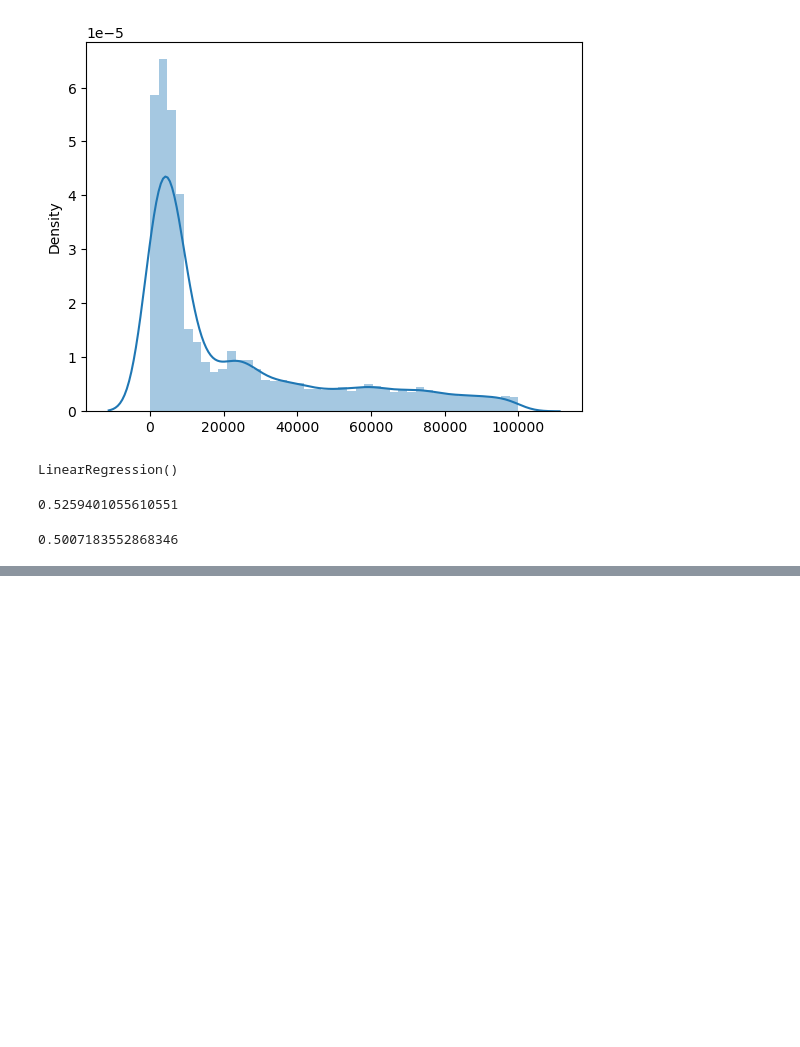
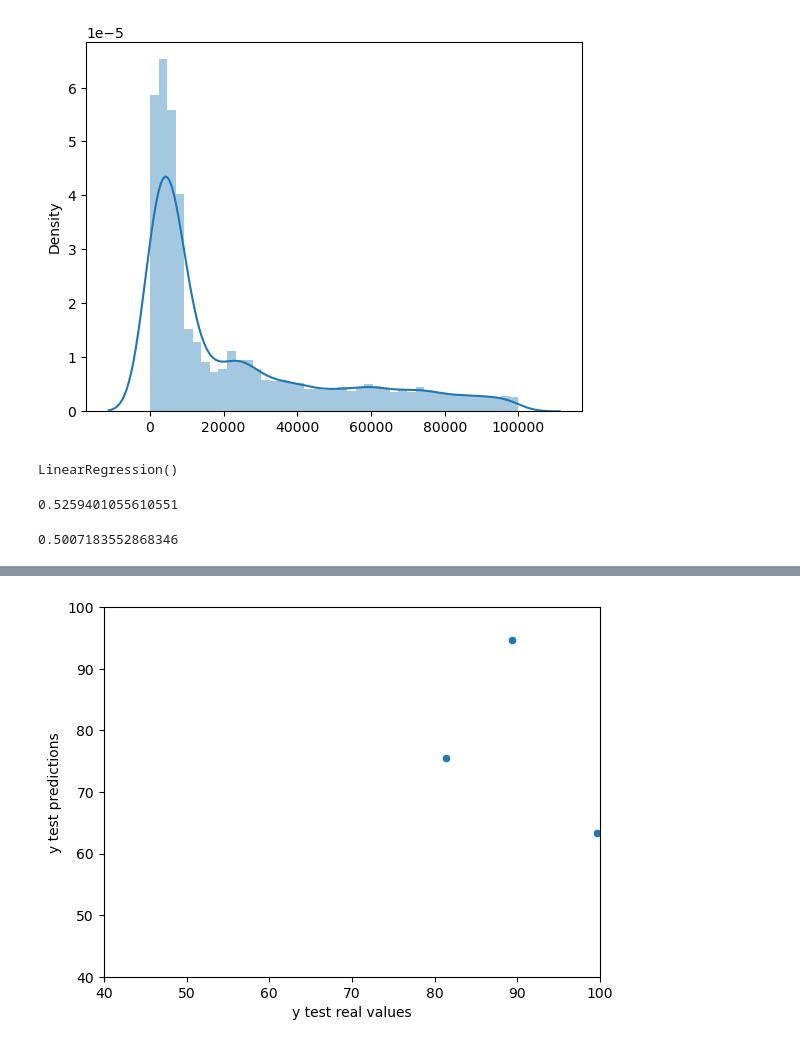
Before and after one commit to jcarsu/Activities-IH, a Jupyter notebook: Lab 7.ipynb, the cells around one changed output, grey strips where cells are left out. Drawn from its saved outputs; the diff is of its cells as text; code cells hidden in the pictures; blank space fills up the shorter version.

```diff
--- a/Lab 7.ipynb
+++ b/Lab 7.ipynb
@@ -250,0 +262,10 @@ r2_score(y_test,test_predictions)
+# %%
+fig, ax = plt.subplots()
+sns.scatterplot(x=y_test, y=test_predictions)
+ax.set_xlabel('y test real values')
+ax.set_ylabel('y test predictions')
+ax.set_xlim(40, 100)
+ax.set_ylim(40, 100)
+plt.show()
+# %% [output]
+[figure, added]
```
Also changed, not shown: parts of 10 cells of this notebook.
